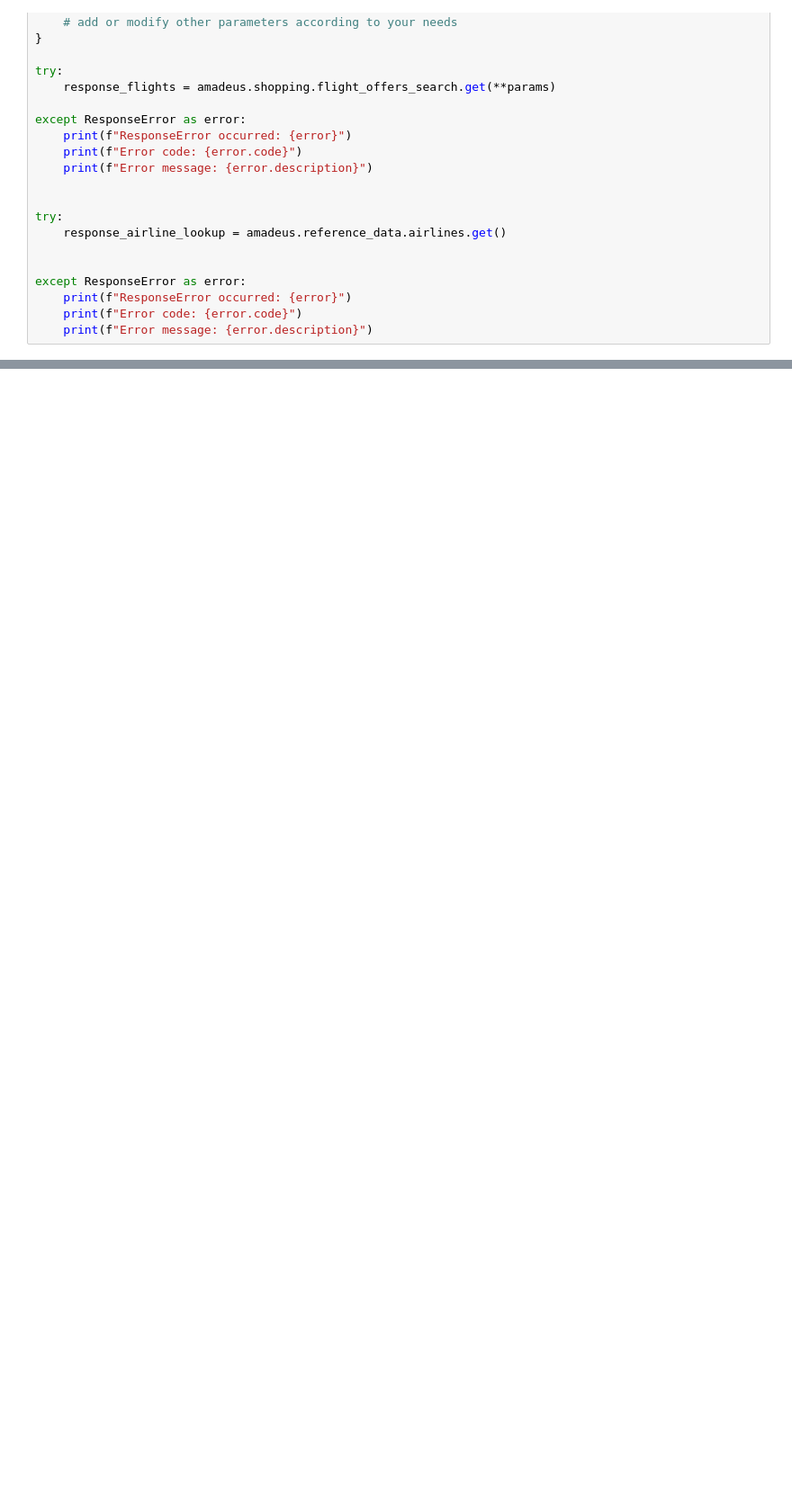
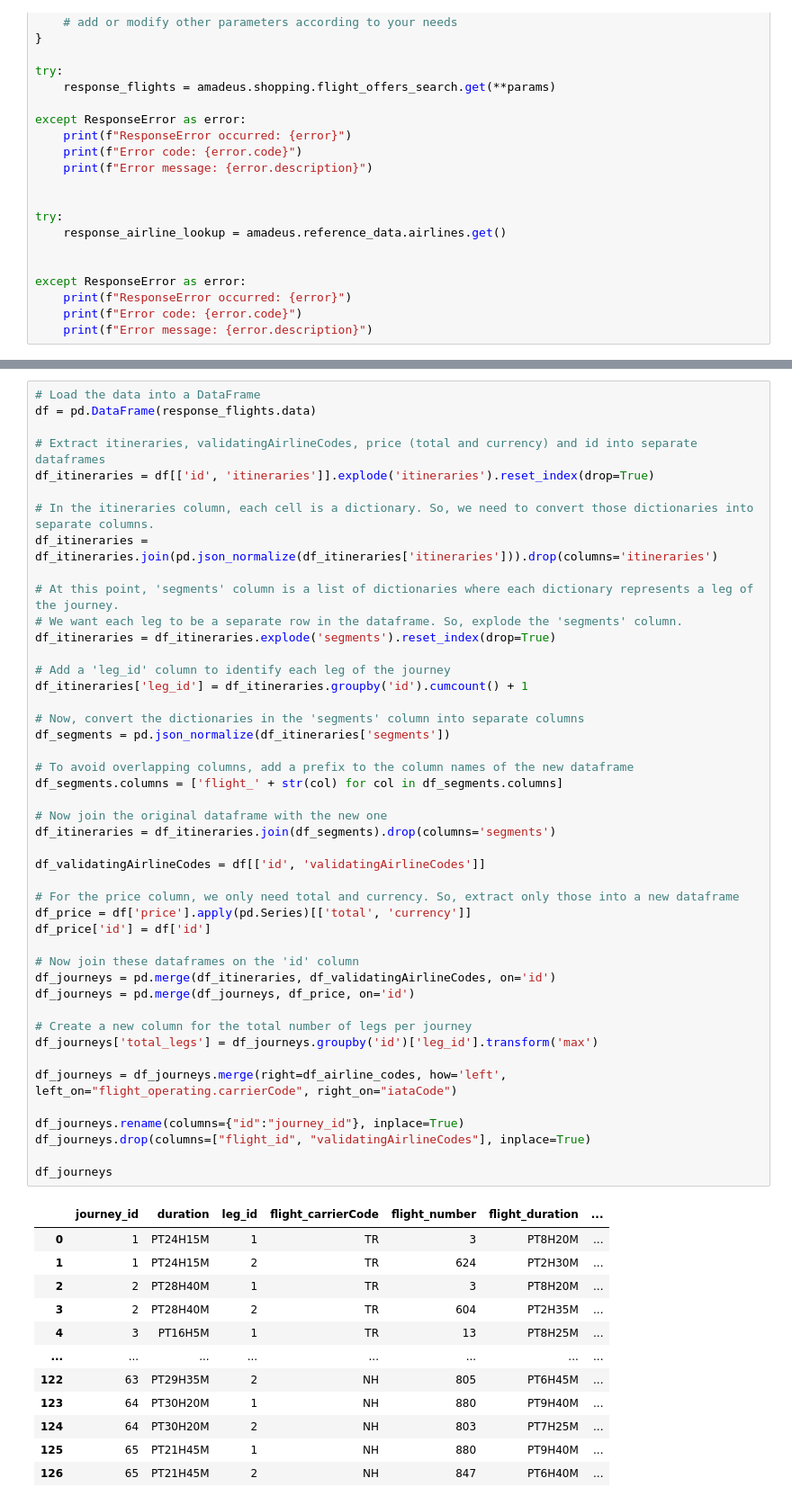
Before and after one commit to john-adeojo/ai_travel_agent, a Jupyter notebook: src/testnotebook.ipynb, the cells around one changed output, grey strips where cells are left out. Shown: that part at 90% size. Cells and saved outputs as stored; diff of their text form; blank space fills up the shorter version.

Commit message:
transform response data

```diff
--- a/src/testnotebook.ipynb
+++ b/src/testnotebook.ipynb
@@ -102,0 +158,58 @@ df_flights
+# %%
+# Load the data into a DataFrame
+df = pd.DataFrame(response_flights.data)
+
+# Extract itineraries, validatingAirlineCodes, price (total and currency) and id into separate dataframes
+df_itineraries = df[['id', 'itineraries']].explode('itineraries').reset_index(drop=True)
+
+# In the itineraries column, each cell is a dictionary. So, we need to convert those dictionaries into separate columns.
+df_itineraries = df_itineraries.join(pd.json_normalize(df_itineraries['itineraries'])).drop(columns='itineraries')
+
+# At this point, 'segments' column is a list of dictionaries where each dictionary represents a leg of the journey.
+# We want each leg to be a separate row in the dataframe. So, explode the 'segments' column.
+df_itineraries = df_itineraries.explode('segments').reset_index(drop=True)
+
+# Add a 'leg_id' column to identify each leg of the journey
+df_itineraries['leg_id'] = df_itineraries.groupby('id').cumcount() + 1
+
+# Now, convert the dictionaries in the 'segments' column into separate columns
+df_segments = pd.json_normalize(df_itineraries['segments'])
+
+# To avoid overlapping columns, add a prefix to the column names of the new dataframe
+df_segments.columns = ['flight_' + str(col) for col in df_segments.columns]
+
+# Now join the original dataframe with the new one
+df_itineraries = df_itineraries.join(df_segments).drop(columns='segments')
+
+df_validatingAirlineCodes = df[['id', 'validatingAirlineCodes']]
+
+# For the price column, we only need total and currency. So, extract only those into a new dataframe
+df_price = df['price'].apply(pd.Series)[['total', 'currency']]
+df_price['id'] = df['id']
+
+# Now join these dataframes on the 'id' column
+df_journeys = pd.merge(df_itineraries, df_validatingAirlineCodes, on='id')
+df_journeys = pd.merge(df_journeys, df_price, on='id')
+
+# Create a new column for the total number of legs per journey
+df_journeys['total_legs'] = df_journeys.groupby('id')['leg_id'].transform('max')
+
+df_journeys = df_journeys.merge(right=df_airline_codes, how='left', left_on="flight_operating.carrierCode", right_on="iataCode")
+
+df_journeys.rename(columns={"id":"journey_id"}, inplace=True)
+df_journeys.drop(columns=["flight_id", "validatingAirlineCodes"], inplace=True)
+
+df_journeys
+# %% [output]
+|  | journey_id | duration | leg_id | flight_carrierCode | flight_number | flight_duration | ... |
+| 0 | 1 | PT24H15M | 1 | TR | 3 | PT8H20M | ... |
+| 1 | 1 | PT24H15M | 2 | TR | 624 | PT2H30M | ... |
+| 2 | 2 | PT28H40M | 1 | TR | 3 | PT8H20M | ... |
+| 3 | 2 | PT28H40M | 2 | TR | 604 | PT2H35M | ... |
+| 4 | 3 | PT16H5M | 1 | TR | 13 | PT8H25M | ... |
+| ... | ... | ... | ... | ... | ... | ... | ... |
+| 122 | 63 | PT29H35M | 2 | NH | 805 | PT6H45M | ... |
+| 123 | 64 | PT30H20M | 1 | NH | 880 | PT9H40M | ... |
+| 124 | 64 | PT30H20M | 2 | NH | 803 | PT7H25M | ... |
+| 125 | 65 | PT21H45M | 1 | NH | 880 | PT9H40M | ... |
+| 126 | 65 | PT21H45M | 2 | NH | 847 | PT6H40M | ... |
```
Also changed, not shown: parts of 12 cells of this notebook, 3 other files.
